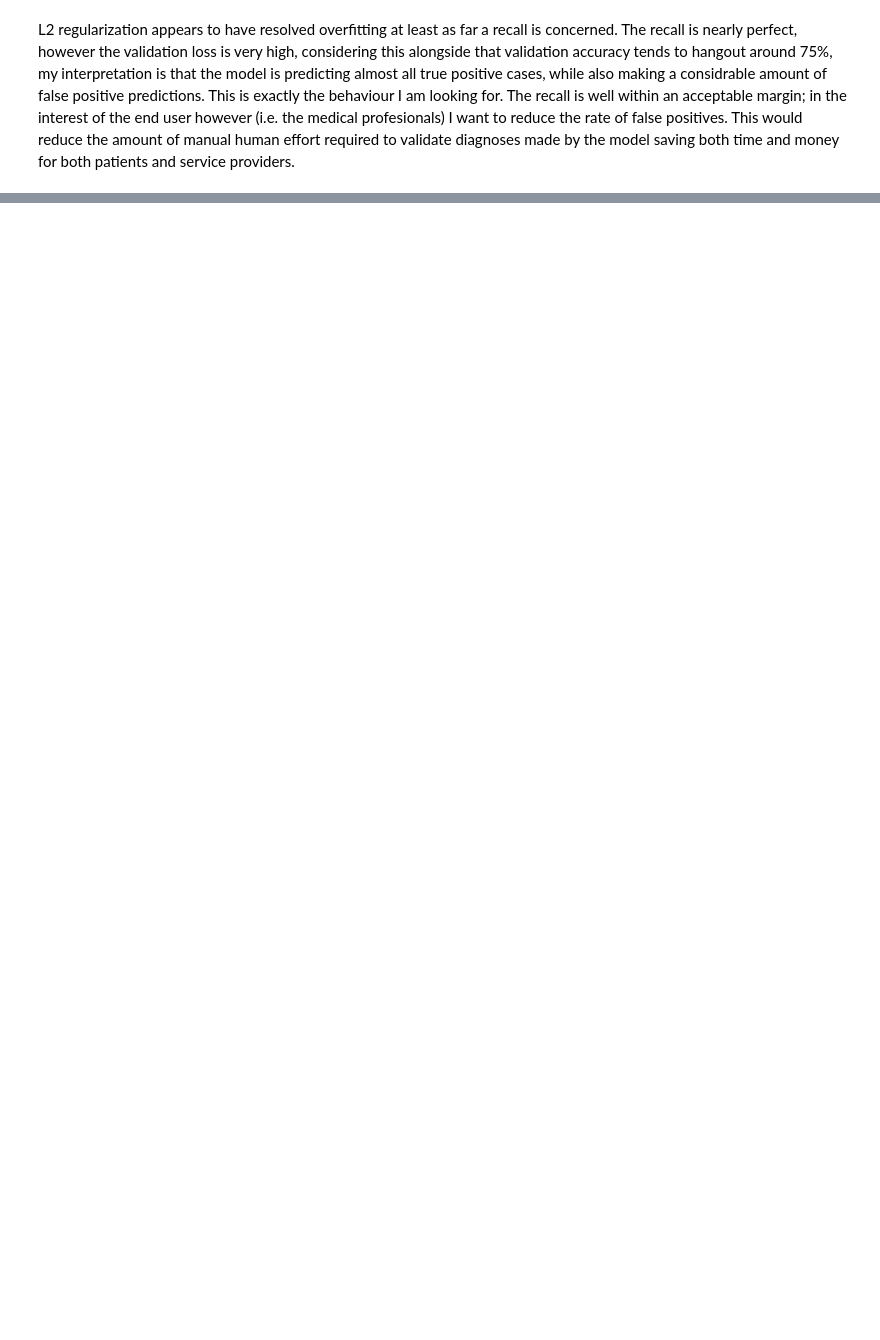
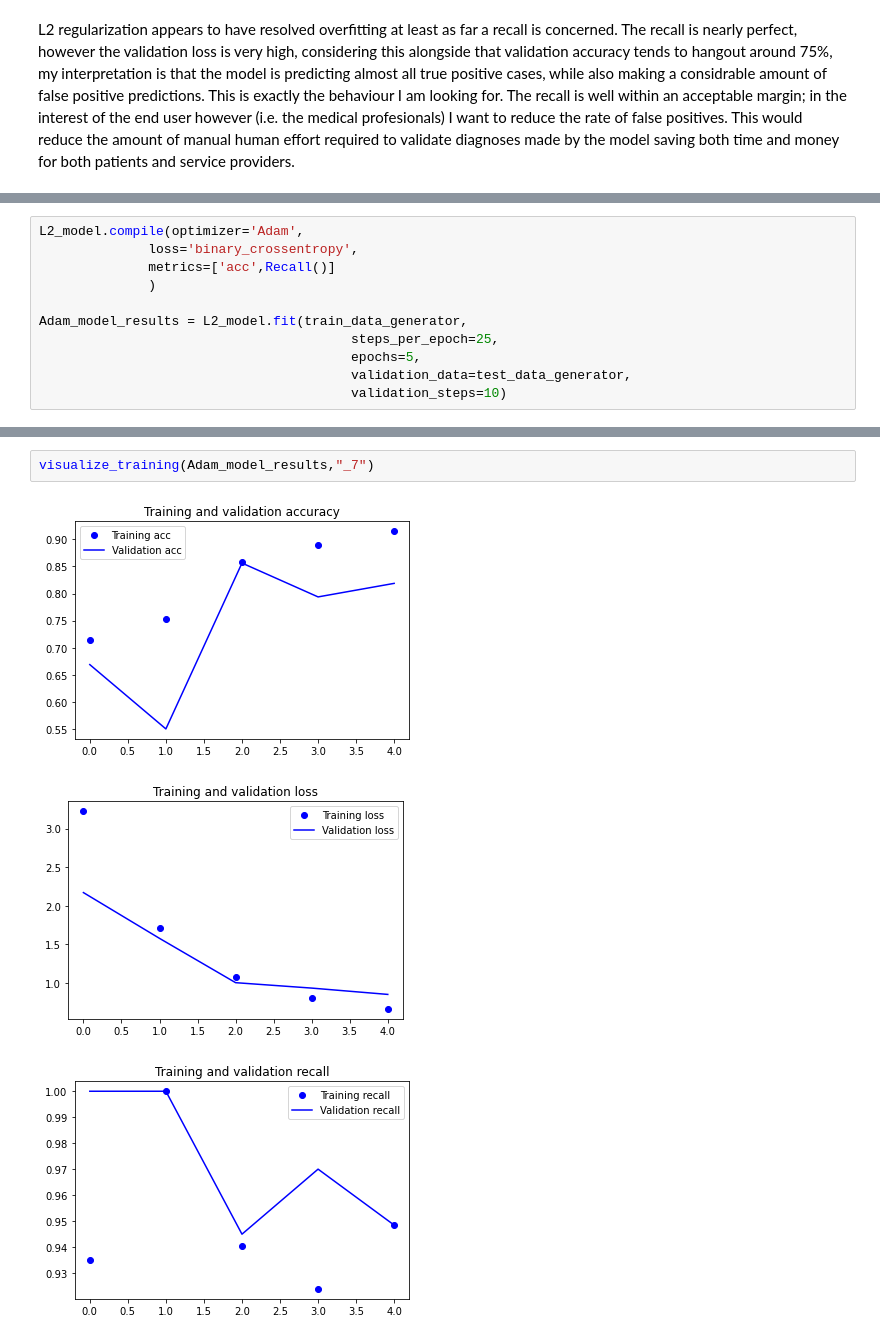
Before and after one commit to Zeth-Abney/Flatiron-school, a Jupyter notebook: phase-4/PROJECT-2/modeling.ipynb, the cells around one changed output, grey strips where cells are left out. Saved outputs shown, nothing was run; the diff lists cells and outputs as text; blank space fills up the shorter version.

```diff
--- a/phase-4/PROJECT-2/modeling.ipynb
+++ b/phase-4/PROJECT-2/modeling.ipynb
@@ -313,0 +408,11 @@ L2 regularization appears to have resolved overfitting at least as far a recall
+# %%
+L2_model.compile(optimizer='Adam',
+              loss='binary_crossentropy',
+              metrics=['acc',Recall()]
+              )
+
+Adam_model_results = L2_model.fit(train_data_generator,
+                                        steps_per_epoch=25,
+                                        epochs=5,
+                                        validation_data=test_data_generator,
+                                        validation_steps=10)
@@ -313,0 +430,6 @@ L2 regularization appears to have resolved overfitting at least as far a recall
+# %%
+visualize_training(Adam_model_results,"_7")
+# %% [output]
+[figure, added]
+[figure, added]
+[figure, added]
```
Also changed, not shown: parts of 21 cells of this notebook.
